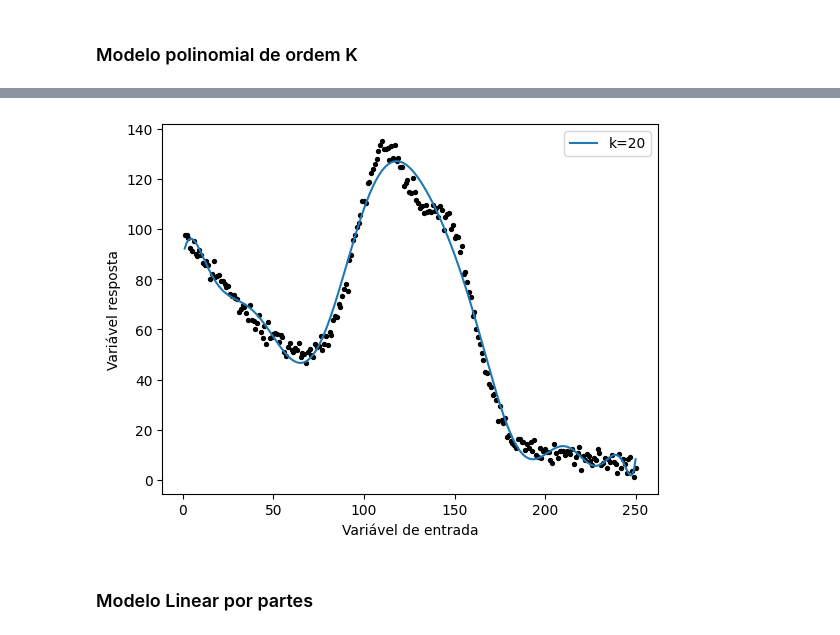
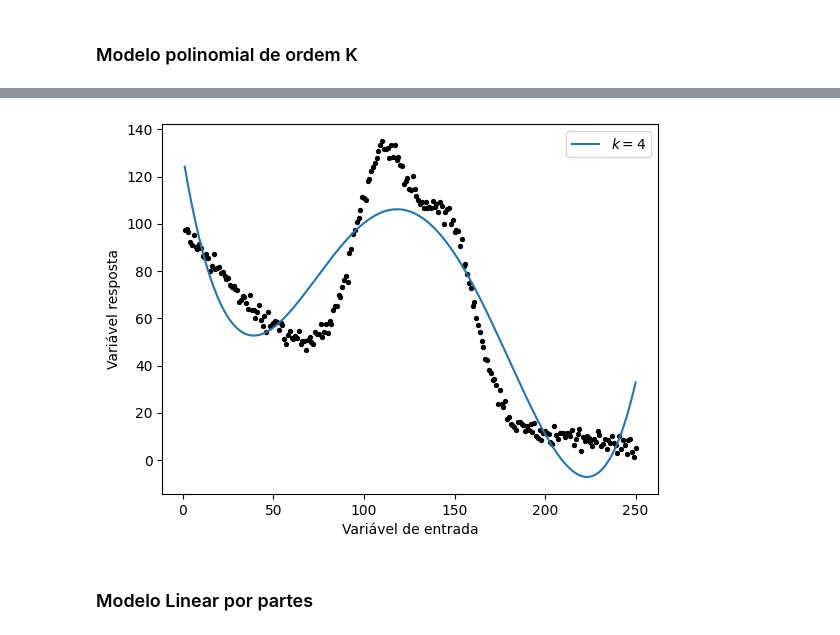
Before and after one commit to LuisFelipeCSouza/inteligencia-computacional-aplicada, a Jupyter notebook: trabalho-1/main.ipynb, the cells around one changed output, grey strips where cells are left out. Saved outputs shown, nothing was run; the diff lists cells and outputs as text; code cells hidden in the pictures.

```diff
--- a/trabalho-1/main.ipynb
+++ b/trabalho-1/main.ipynb
@@ -338,18 +306,27 @@ modelo de ordem 3
 # %%
+model1 = PolynomialRegression(degree=4)
+model1.fit(X, y)
+y_pred = model1.predict(X)
+
+
 fig, ax = plt.subplots()
 
 ax.scatter(X, y, c='k', s=8)
 
-for i in [20]:
-    ax.plot(X, results[f'k={i}']['y_pred'], label=f'k={i}')
+i=4
+ax.plot(X, results[f'k={i}']['y_pred'], label=f'$k={i}$')
 
 ax.set_xlabel("Variável de entrada")
 ax.set_ylabel("Variável resposta")
 
 ax.legend()
+
+plt.savefig(FIG_DIR / "k4.pdf", bbox_inches='tight')
+
+
 plt.show()
 # %% [output]
-[figure, old version]
+[figure, new version]
 # %% [markdown]
 ### Modelo Linear por partes
 # %%
```
Also changed, not shown: parts of 4 cells of this notebook.
